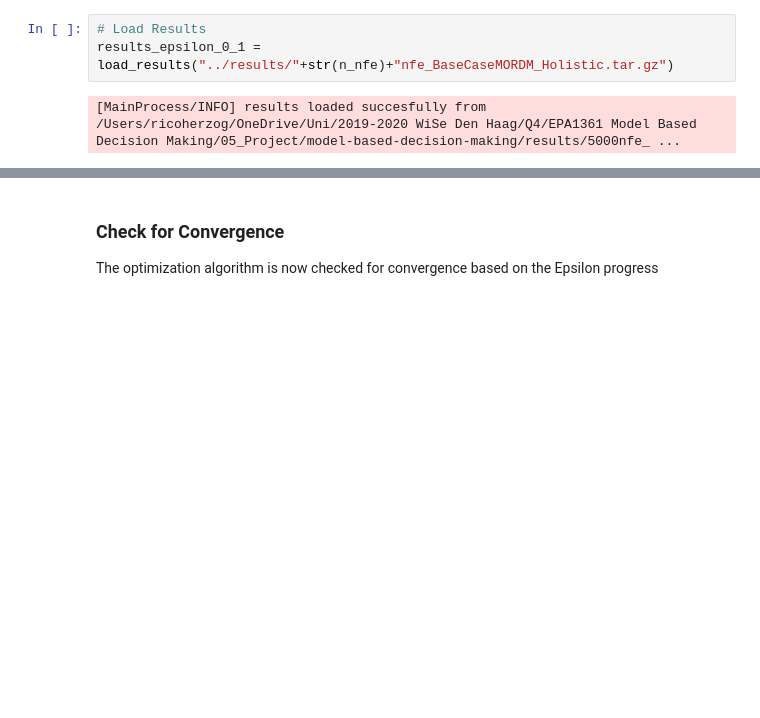
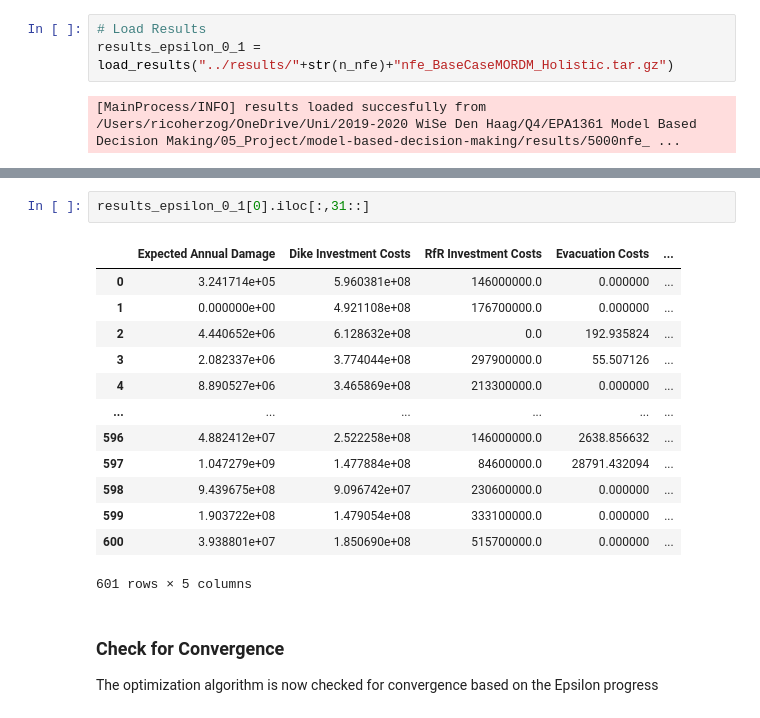
Before and after one commit to herzogrh/model-based-decision-making, a Jupyter notebook: model/4 - Multi-Scenario MORDM Holistic View.ipynb, the cells around one changed output, grey strips where cells are left out. Saved outputs shown, nothing was run; the diff lists cells and outputs as text; blank space fills up the shorter version.

```diff
--- a/model/4 - Multi-Scenario MORDM Holistic View.ipynb
+++ b/model/4 - Multi-Scenario MORDM Holistic View.ipynb
@@ -93,3 +111,19 @@ results_epsilon_0_1 = load_results("../results/"+str(n_nfe)+"nfe_BaseCaseMORDM_H
+# %%
+results_epsilon_0_1[0].iloc[:,31::]
+# %% [output]
+|  | Expected Annual Damage | Dike Investment Costs | RfR Investment Costs | Evacuation Costs | ... |
+| 0 | 3.241714e+05 | 5.960381e+08 | 146000000.0 | 0.000000 | ... |
+| 1 | 0.000000e+00 | 4.921108e+08 | 176700000.0 | 0.000000 | ... |
+| 2 | 4.440652e+06 | 6.128632e+08 | 0.0 | 192.935824 | ... |
+| 3 | 2.082337e+06 | 3.774044e+08 | 297900000.0 | 55.507126 | ... |
+| 4 | 8.890527e+06 | 3.465869e+08 | 213300000.0 | 0.000000 | ... |
+| ... | ... | ... | ... | ... | ... |
+| 596 | 4.882412e+07 | 2.522258e+08 | 146000000.0 | 2638.856632 | ... |
+| 597 | 1.047279e+09 | 1.477884e+08 | 84600000.0 | 28791.432094 | ... |
+| 598 | 9.439675e+08 | 9.096742e+07 | 230600000.0 | 0.000000 | ... |
+| 599 | 1.903722e+08 | 1.479054e+08 | 333100000.0 | 0.000000 | ... |
+| 600 | 3.938801e+07 | 1.850690e+08 | 515700000.0 | 0.000000 | ... |
+601 rows × 5 columns
 # %% [markdown]
 ### Check for Convergence
 The optimization algorithm is now checked for convergence based on the Epsilon progress
```
Also changed, not shown: parts of 20 cells of this notebook, 3 other files.
